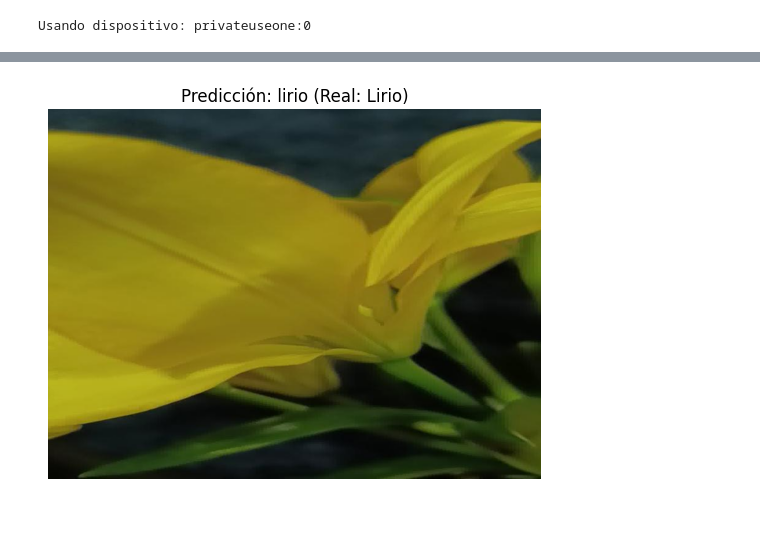
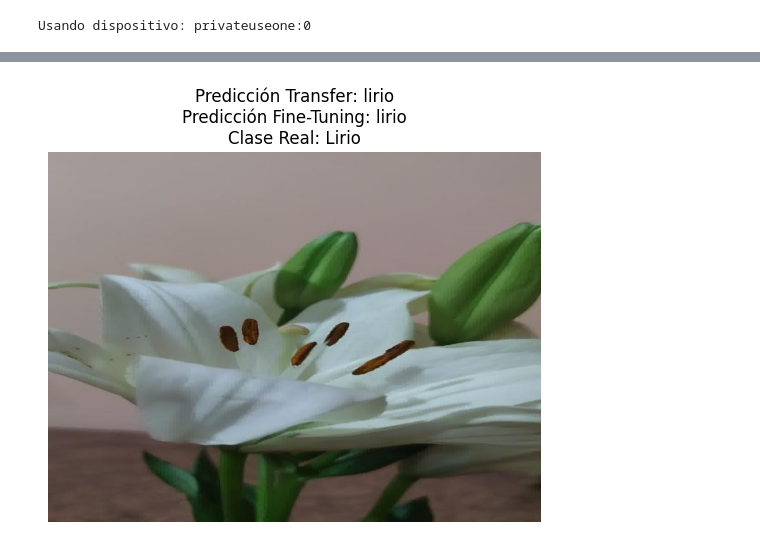
Before and after one commit to vladi-13/Laboratorios, a Jupyter notebook: Laboratorio 3-1.ipynb, the cells around one changed output, grey strips where cells are left out. Saved outputs shown, nothing was run; the diff lists cells and outputs as text; code cells hidden in the pictures; blank space fills up the shorter version.

```diff
--- a/Laboratorio 3-1.ipynb
+++ b/Laboratorio 3-1.ipynb
@@ -124,16 +115,0 @@ Se imprime la arquitectura del modelo para verificar los cambios realizados.
-# %%
-import torchvision.models as models
-
-# Cargar modelo preentrenado
-model = models.densenet161(pretrained=True)
-
-# Congelar capas convolucionales
-for param in model.parameters():
-    param.requires_grad = False # No actualizar los pesos
-
-# Modificar la capa final para 5 clases
-model.classifier = nn.Linear(model.classifier.in_features, 5)
-
-# Enviar modelo a DirectML
-model = model.to(device)
-print(model)
@@ -404,47 +460,69 @@ Este código permite predecir la clase de una imagen aleatoria usando un modelo
 # %%
+import torch
+from torchvision import transforms
+from PIL import Image
+import matplotlib.pyplot as plt
+
 # Lista de clases
-class_names = ["astromelia", "cartucho", "chapulin", "lirio", "obispo"]
+class_names = ["astromelia", "cartucho", "lirio", "obispo", "sanjuan"]
 
-# Función para seleccionar una imagen aleatoria desde el CSV
+# Función para elegir una imagen aleatoria desde el CSV
 def elegir_imagen_aleatoria(csv_path="dataset_flores.csv"):
     """Selecciona aleatoriamente una imagen desde un CSV con rutas y clases."""
     df = pd.read_csv(csv_path)
 
     if df.empty:
         return None, None
 
     fila = df.sample(n=1).iloc[0]  # Seleccionar una fila aleatoria
     return fila["image_path"], fila["label"]
 
-# Función para predecir una imagen usando el modelo
+# Función para predecir una imagen usando un modelo
 def predecir_imagen(model, image_path, class_names, device):
     """Carga una imagen, la pasa por el modelo y devuelve la predicción."""
     image = Image.open(image_path).convert("RGB")  # Cargar la imagen
-    image_tensor = transform(image).unsqueeze(0).to(device)  # Aplicar transformaciones a la imagen
+    transform = transforms.Compose([
+        transforms.Resize((64, 64)),  # Asegúrate que el tamaño sea compatible con el modelo
+        transforms.ToTensor(),
+        transforms.Normalize(mean=[0.485, 0.456, 0.406], std=[0.229, 0.224, 0.225])
+    ])
+    image_tensor = transform(image).unsqueeze(0).to(device)  # Aplicar transformaciones
 
     model.eval()
-    with torch.no_grad():  # No calcular gradientes
+    with torch.no_grad():
         outputs = model(image_tensor)
         _, predicted = torch.max(outputs, 1)  # Obtener la clase con mayor probabilidad
 
     prediccion = class_names[predicted.item()]  # Convertir índice a nombre de clase
     return image, prediccion
 
-# Cargar el modelo guardado
-model.load_state_dict(torch.load("best_model_2.pth", map_location=device))
-model.eval()  # Cambiar a modo evaluación
+# Cargar los modelos guardados
+def cargar_modelo(ruta_modelo, device):
+    """Carga un modelo DenseNet con pesos preentrenados y la última capa ajustada."""
+    model = models.densenet161(pretrained=False)
+    model.classifier = nn.Linear(model.classifier.in_features, 5)  # 5 clases
+    model.load_state_dict(torch.load(ruta_modelo, map_location=device))
+    model.to(device)
+    model.eval()  # Cambiar a modo evaluación
+    return model
+
+# Cargar modelos de Transfer Learning y Fine-Tuning
+model_transfer = cargar_modelo("best_model_transfer.pth", device)
+model_finetune = cargar_modelo("best_model_finetune.pth", device)
 
 # Predecir una imagen aleatoria desde el CSV
-image_path, clase_real = elegir_imagen_aleatoria()
+image_path, clase_real = elegir_imagen_aleatoria("dataset_flores.csv")
 if image_path:
-    image, prediccion = predecir_imagen(model, image_path, class_names, device)
+    # Predecir con ambos modelos
+    image, pred_transfer = predecir_imagen(model_transfer, image_path, class_names, device)
+    _, pred_finetune = predecir_imagen(model_finetune, image_path, class_names, device)
 
-    # Mostrar la imagen con su predicción y clase real
+    # Mostrar la imagen con sus predicciones y la clase real
     plt.imshow(image)
-    plt.title(f'Predicción: {prediccion} (Real: {clase_real})')
+    plt.title(f'Predicción Transfer: {pred_transfer}\nPredicción Fine-Tuning: {pred_finetune}\nClase Real: {clase_real}')
     plt.axis('off')
     plt.show()
 else:
     print("No se encontraron imágenes en el CSV.")
 # %% [output]
-[figure, old version]
+[figure, new version]
```
Also changed, not shown: parts of 18 cells of this notebook, 14 other files.
